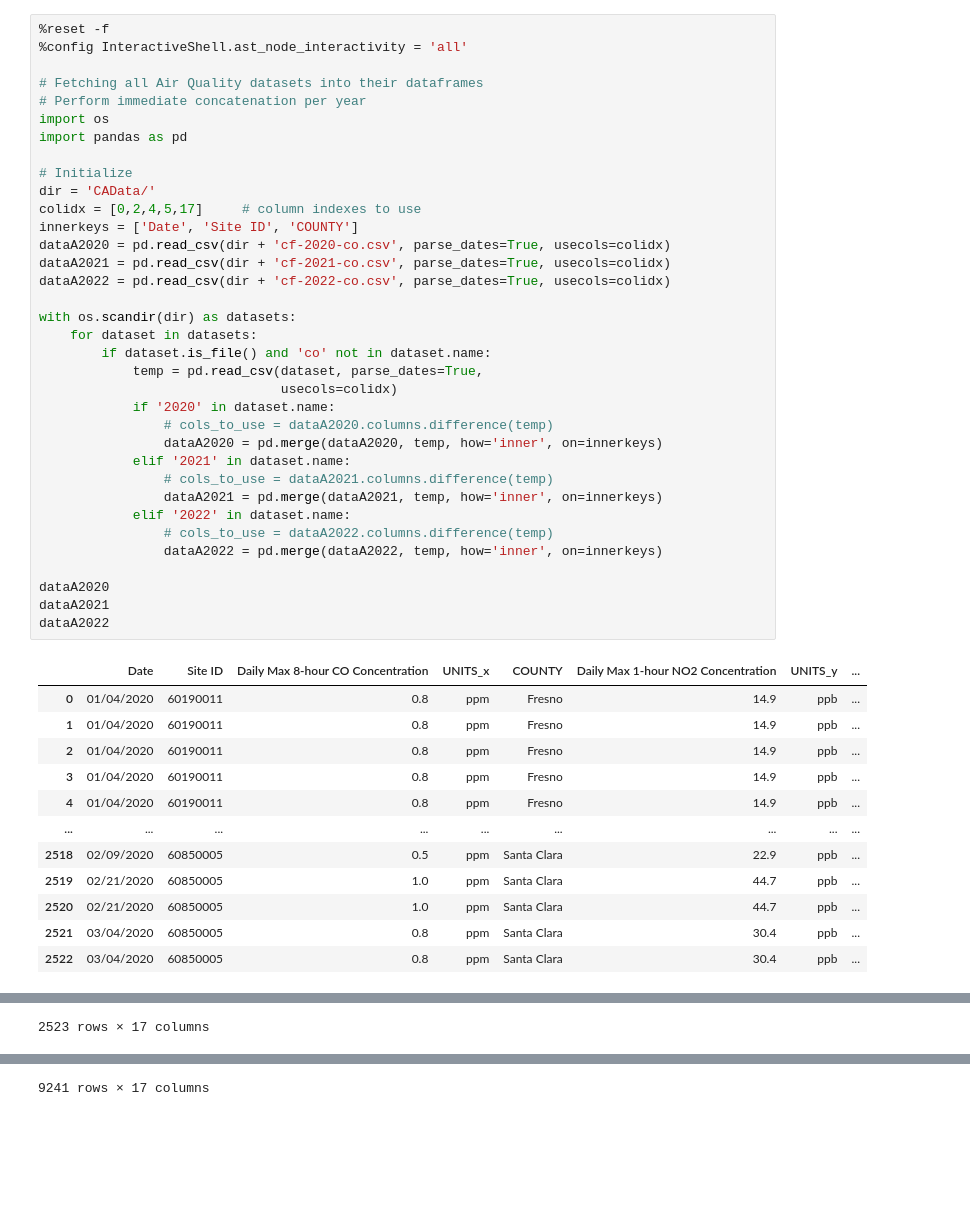
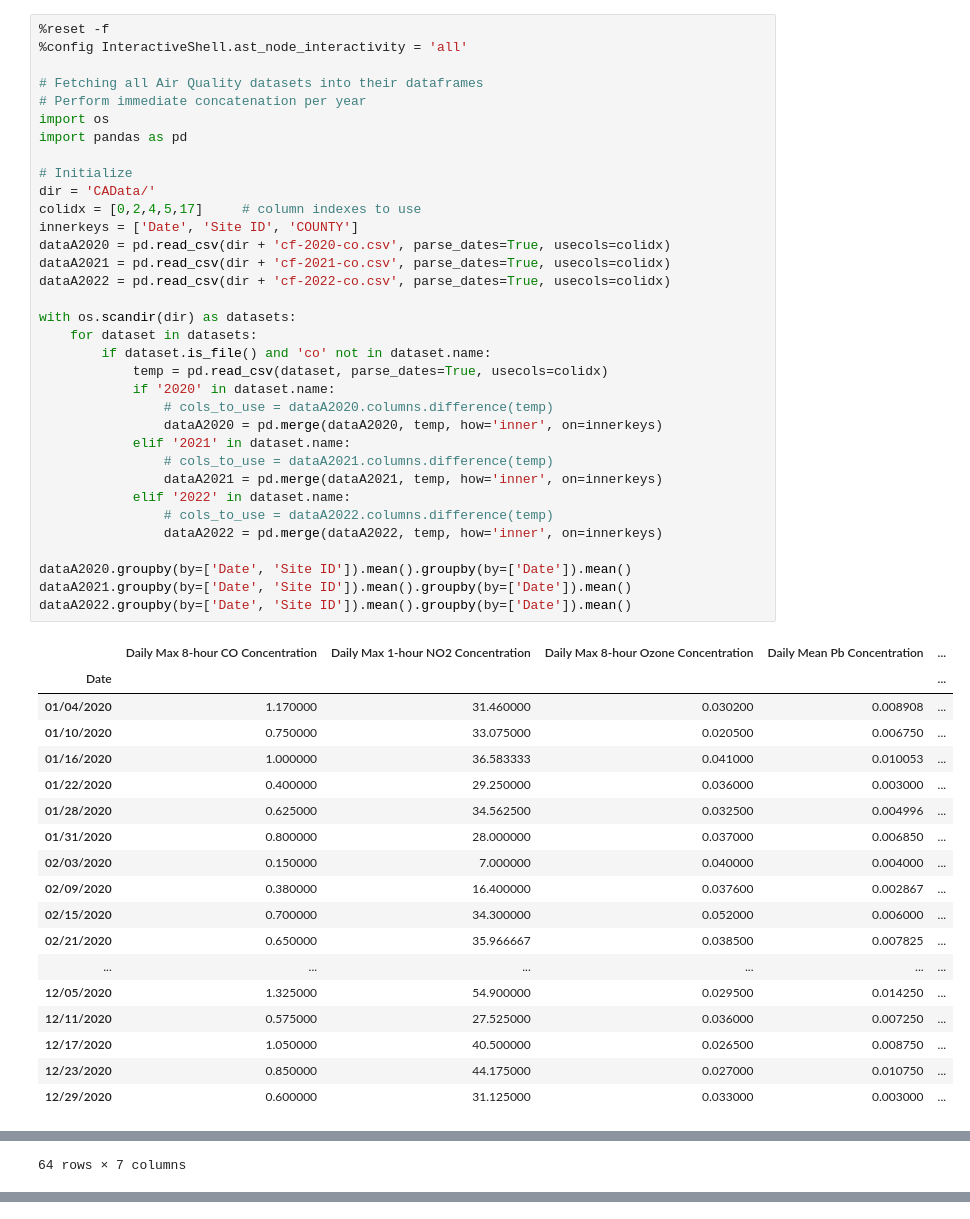
Before and after one commit to YSHebron/cs180-final-project, a Jupyter notebook: cs180-fp-2.ipynb, the cells around one changed output, grey strips where cells are left out. Cells and saved outputs as stored; diff of their text form; blank space fills up the shorter version.

Commit message:
feat: groupby Date and Site ID, then Date again

```diff
--- a/cs180-fp-2.ipynb
+++ b/cs180-fp-2.ipynb
@@ -2,47 +2,52 @@
 %reset -f
 %config InteractiveShell.ast_node_interactivity = 'all'
 
 # Fetching all Air Quality datasets into their dataframes
 # Perform immediate concatenation per year
 import os
 import pandas as pd
 
 # Initialize
 dir = 'CAData/'
 colidx = [0,2,4,5,17]     # column indexes to use
 innerkeys = ['Date', 'Site ID', 'COUNTY']
 dataA2020 = pd.read_csv(dir + 'cf-2020-co.csv', parse_dates=True, usecols=colidx)
 dataA2021 = pd.read_csv(dir + 'cf-2021-co.csv', parse_dates=True, usecols=colidx)
 dataA2022 = pd.read_csv(dir + 'cf-2022-co.csv', parse_dates=True, usecols=colidx)
 
 with os.scandir(dir) as datasets:
     for dataset in datasets:
         if dataset.is_file() and 'co' not in dataset.name:
-            temp = pd.read_csv(dataset, parse_dates=True,
-                               usecols=colidx)
+            temp = pd.read_csv(dataset, parse_dates=True, usecols=colidx)
             if '2020' in dataset.name:
                 # cols_to_use = dataA2020.columns.difference(temp)
                 dataA2020 = pd.merge(dataA2020, temp, how='inner', on=innerkeys)
             elif '2021' in dataset.name:
                 # cols_to_use = dataA2021.columns.difference(temp)
                 dataA2021 = pd.merge(dataA2021, temp, how='inner', on=innerkeys)
             elif '2022' in dataset.name:
                 # cols_to_use = dataA2022.columns.difference(temp)
                 dataA2022 = pd.merge(dataA2022, temp, how='inner', on=innerkeys)
 
-dataA2020
-dataA2021
-dataA2022
+dataA2020.groupby(by=['Date', 'Site ID']).mean().groupby(by=['Date']).mean()
+dataA2021.groupby(by=['Date', 'Site ID']).mean().groupby(by=['Date']).mean()
+dataA2022.groupby(by=['Date', 'Site ID']).mean().groupby(by=['Date']).mean()
 # %% [output]
-|  | Date | Site ID | Daily Max 8-hour CO Concentration | UNITS_x | COUNTY | Daily Max 1-hour NO2 Concentration | UNITS_y | ... |
-| 0 | 01/04/2020 | 60190011 | 0.8 | ppm | Fresno | 14.9 | ppb | ... |
-| 1 | 01/04/2020 | 60190011 | 0.8 | ppm | Fresno | 14.9 | ppb | ... |
-| 2 | 01/04/2020 | 60190011 | 0.8 | ppm | Fresno | 14.9 | ppb | ... |
-| 3 | 01/04/2020 | 60190011 | 0.8 | ppm | Fresno | 14.9 | ppb | ... |
-| 4 | 01/04/2020 | 60190011 | 0.8 | ppm | Fresno | 14.9 | ppb | ... |
-| ... | ... | ... | ... | ... | ... | ... | ... | ... |
-| 2518 | 02/09/2020 | 60850005 | 0.5 | ppm | Santa Clara | 22.9 | ppb | ... |
-| 2519 | 02/21/2020 | 60850005 | 1.0 | ppm | Santa Clara | 44.7 | ppb | ... |
-| 2520 | 02/21/2020 | 60850005 | 1.0 | ppm | Santa Clara | 44.7 | ppb | ... |
-| 2521 | 03/04/2020 | 60850005 | 0.8 | ppm | Santa Clara | 30.4 | ppb | ... |
-| 2522 | 03/04/2020 | 60850005 | 0.8 | ppm | Santa Clara | 30.4 | ppb | ... |
+|  | Daily Max 8-hour CO Concentration | Daily Max 1-hour NO2 Concentration | Daily Max 8-hour Ozone Concentration | Daily Mean Pb Concentration | ... |
+| Date |  |  |  |  | ... |
+| 01/04/2020 | 1.170000 | 31.460000 | 0.030200 | 0.008908 | ... |
+| 01/10/2020 | 0.750000 | 33.075000 | 0.020500 | 0.006750 | ... |
+| 01/16/2020 | 1.000000 | 36.583333 | 0.041000 | 0.010053 | ... |
+| 01/22/2020 | 0.400000 | 29.250000 | 0.036000 | 0.003000 | ... |
+| 01/28/2020 | 0.625000 | 34.562500 | 0.032500 | 0.004996 | ... |
+| 01/31/2020 | 0.800000 | 28.000000 | 0.037000 | 0.006850 | ... |
+| 02/03/2020 | 0.150000 | 7.000000 | 0.040000 | 0.004000 | ... |
+| 02/09/2020 | 0.380000 | 16.400000 | 0.037600 | 0.002867 | ... |
+| 02/15/2020 | 0.700000 | 34.300000 | 0.052000 | 0.006000 | ... |
+| 02/21/2020 | 0.650000 | 35.966667 | 0.038500 | 0.007825 | ... |
+| ... | ... | ... | ... | ... | ... |
+| 12/05/2020 | 1.325000 | 54.900000 | 0.029500 | 0.014250 | ... |
+| 12/11/2020 | 0.575000 | 27.525000 | 0.036000 | 0.007250 | ... |
+| 12/17/2020 | 1.050000 | 40.500000 | 0.026500 | 0.008750 | ... |
+| 12/23/2020 | 0.850000 | 44.175000 | 0.027000 | 0.010750 | ... |
+| 12/29/2020 | 0.600000 | 31.125000 | 0.033000 | 0.003000 | ... |
@@ -49 +67 @@ dataA2022
-2523 rows × 17 columns
+64 rows × 7 columns
@@ -75 +81,0 @@ dataA2022
-9241 rows × 17 columns
```
Also changed, not shown: parts of 1 cell of this notebook.
